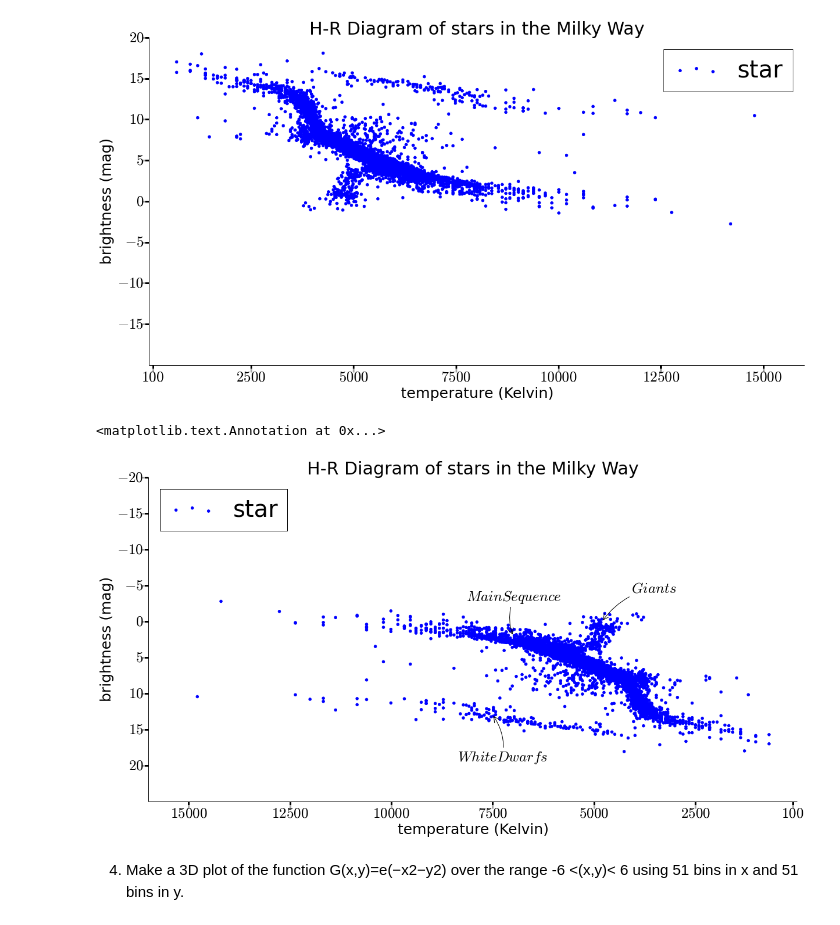
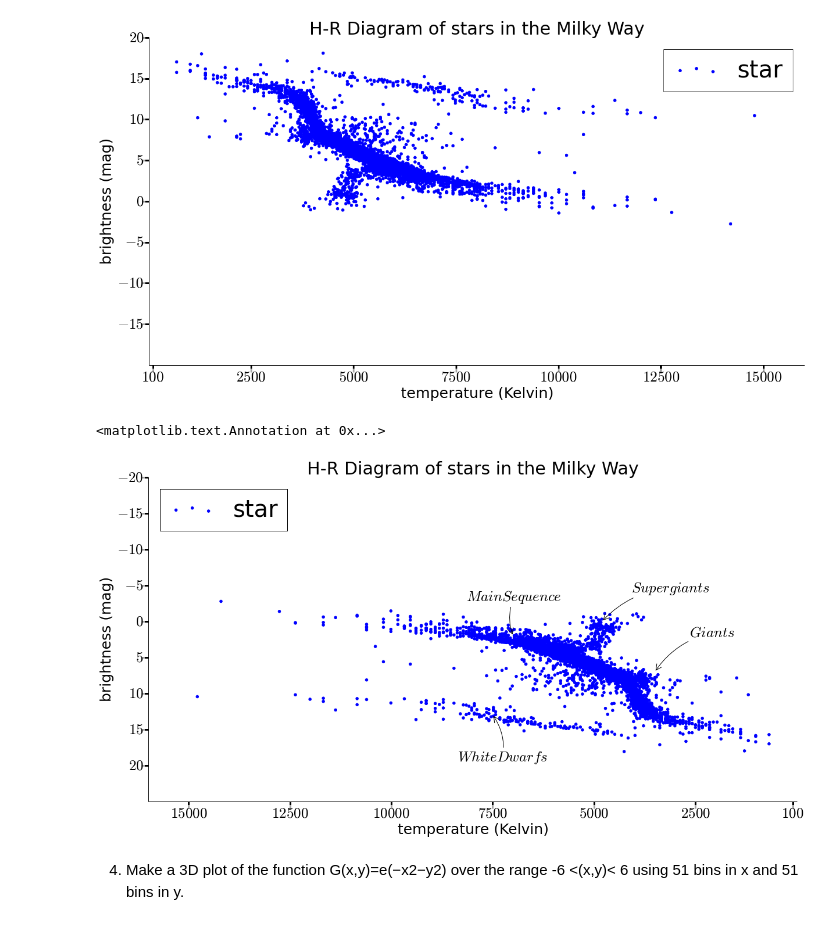
Before and after one commit to dlhoang/PHYS202-S14, a Jupyter notebook: Graphics/GraphicsExercises.ipynb, the cells around one changed output. Cells and saved outputs as stored; diff of their text form; code cells hidden in the pictures.

Commit message:
Graphics and ErrorHandling Exercises

```diff
--- a/Graphics/GraphicsExercises.ipynb
+++ b/Graphics/GraphicsExercises.ipynb
@@ -222,34 +235,39 @@ ax.set_title('H-R Diagram of stars in the Milky Way',fontsize=30)
 ax.set_xlabel('temperature (Kelvin)',fontsize=25)
 ax.set_ylabel('brightness (mag)',fontsize=25)
 
 ax.tick_params(direction='out', top=False, right=False, length=12, width=3, which='major')
 
 plt.xticks([100, 2500, 5000, 7500, 10000, 12500, 15000],
           [r'$100$', r'$2500$', r'$5000$', r'$7500$', r'$10000$', r'$12500$',\
            r'$15000$'])
 
 plt.yticks([-20, -15, -10, -5, 0, 5, 10, 15, 20],
           [r'$-20$', r'$-15$', r'$-10$', r'$-5$', r'$0$', r'$5$', r'$10$', r'$15$', r'$20$'])
 
 plt.legend(loc='upper left', prop={'size':40})
 
 plt.annotate(r'$White Dwarfs$',
             xy=(7500, 13), xycoords='data',
             xytext=(-60,-80), textcoords='offset points', fontsize=25,
             arrowprops=dict(arrowstyle="->", connectionstyle="arc3,rad=.2"))
 
 plt.annotate(r'$Main Sequence$',
             xy=(7000, 2), xycoords='data',
             xytext=(-80,+60), textcoords='offset points', fontsize=25,
             arrowprops=dict(arrowstyle="->", connectionstyle="arc3,rad=.2"))
 
 plt.annotate(r'$Giants$',
+            xy=(3500, 7), xycoords='data',
+            xytext=(+60,+60), textcoords='offset points', fontsize=25,
+            arrowprops=dict(arrowstyle="->", connectionstyle="arc3,rad=.2"))
+
+plt.annotate(r'$Supergiants$',
             xy=(4800, 0), xycoords='data',
             xytext=(+50,+50), textcoords='offset points', fontsize=25,
             arrowprops=dict(arrowstyle="->", connectionstyle="arc3,rad=.2"))
 # %% [output]
 <matplotlib.text.Annotation at 0x...>
-[figure, old version]
+[figure, new version]
 # %% [markdown]
 4) Make a 3D plot of the function G(x,y)=e(−x2−y2) over the range -6 <(x,y)< 6 using 51 bins in x and 51 bins in y.
 # %%
```
Also changed, not shown: parts of 7 cells of this notebook, 15 other files.
